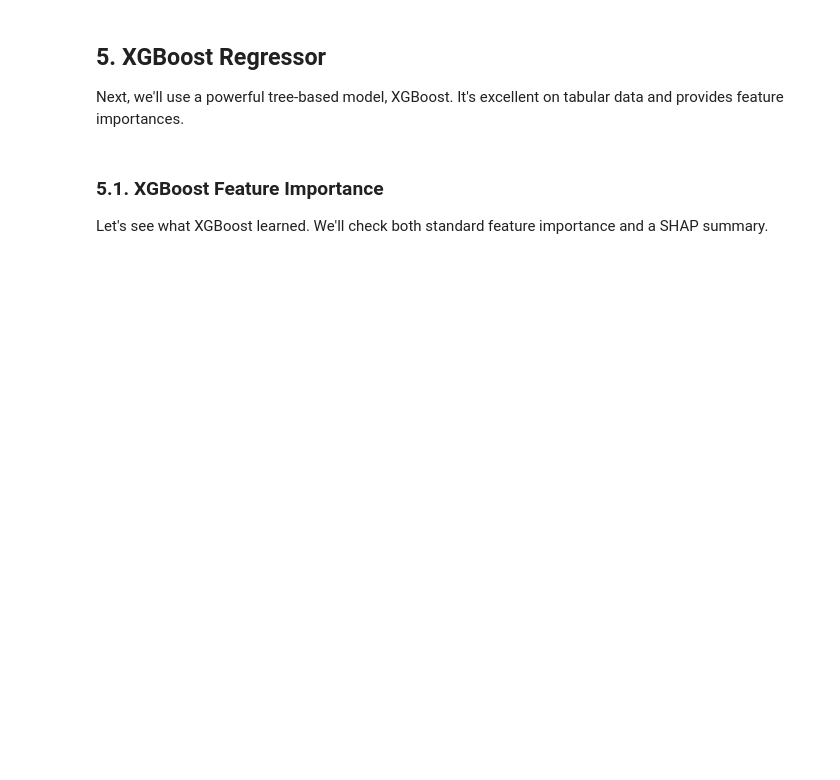
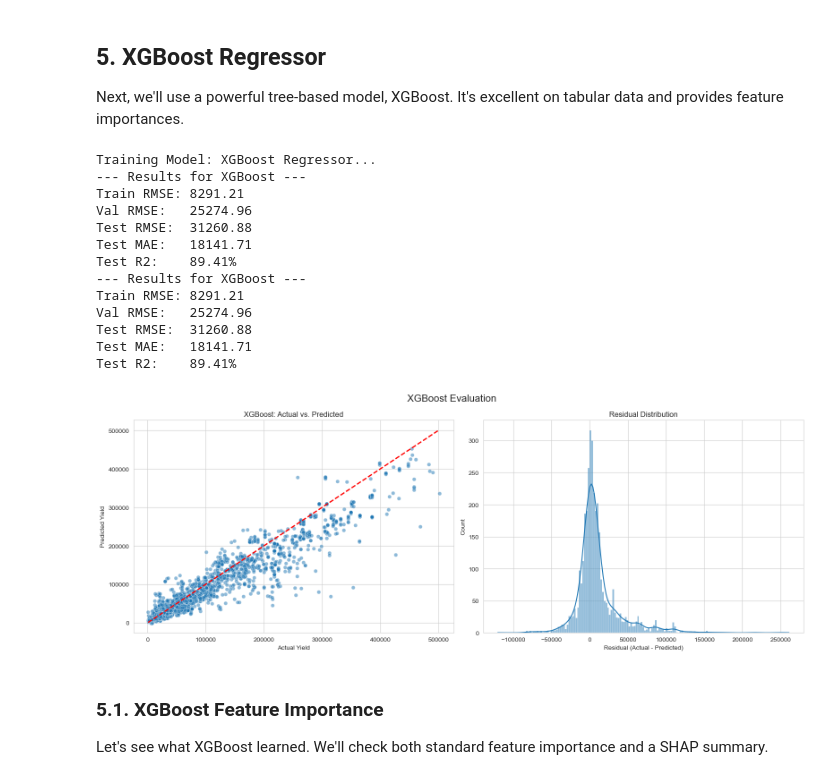
Before and after one commit to pavinpp/ML_project, a Jupyter notebook: Model/Model_Development_TimeSeries_Rev2.ipynb, the cells around one changed output. Cells and saved outputs as stored; diff of their text form; code cells hidden in the pictures; blank space fills up the shorter version.

```diff
--- a/Model/Model_Development_TimeSeries_Rev2.ipynb
+++ b/Model/Model_Development_TimeSeries_Rev2.ipynb
@@ -426,33 +485,46 @@ Next, we'll use a powerful tree-based model, XGBoost. It's excellent on tabular
 # %%
 if not df.empty:
     print("Training Model: XGBoost Regressor...")
     model_xgb = xgb.XGBRegressor(objective='reg:squarederror',
                                  n_estimators=1000,
                                  learning_rate=0.05,
                                  max_depth=6,
                                  subsample=0.8,
                                  colsample_bytree=0.8,
                                  random_state=42,
                                  n_jobs=-1)
 
-    model_xgb.fit(X_train_tab, y_train_tab,
-                  eval_set=[(X_val_tab, y_val_tab)],
-                  early_stopping_rounds=50,
-                  verbose=False)
+    # Remove early_stopping_rounds and eval_set for compatibility
+    model_xgb.fit(X_train_tab, y_train_tab)
 
     # Make predictions
     y_train_pred_xgb = model_xgb.predict(X_train_tab)
     y_val_pred_xgb = model_xgb.predict(X_val_tab)
     y_test_pred_xgb = model_xgb.predict(X_test_tab)
 
     # Evaluate
     evaluate_model("XGBoost",
                    y_train_tab, y_train_pred_xgb,
                    y_val_tab, y_val_pred_xgb,
                    y_test_tab, y_test_pred_xgb)
 
     # Plot
     plot_predictions("XGBoost", y_test_tab, y_test_pred_xgb)
+# %% [output]
+Training Model: XGBoost Regressor...
+--- Results for XGBoost ---
+Train RMSE: 8291.21
+Val RMSE:   25274.96
+Test RMSE:  31260.88
+Test MAE:   18141.71
+Test R2:    89.41%
+--- Results for XGBoost ---
+Train RMSE: 8291.21
+Val RMSE:   25274.96
+Test RMSE:  31260.88
+Test MAE:   18141.71
+Test R2:    89.41%
+[figure, added]
 # %% [markdown]
 ### 5.1. XGBoost Feature Importance
 
```
Also changed, not shown: parts of 12 cells of this notebook, 18 other files.
